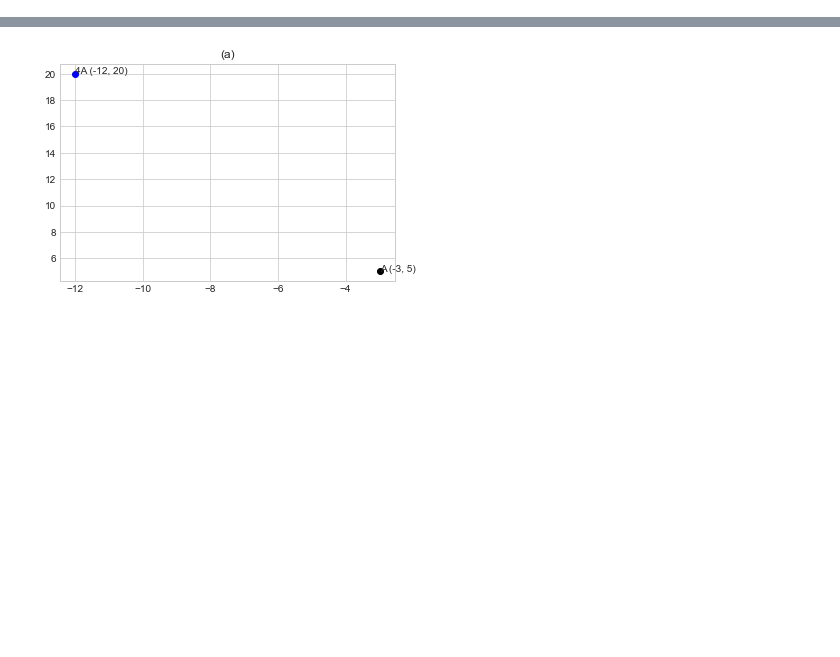
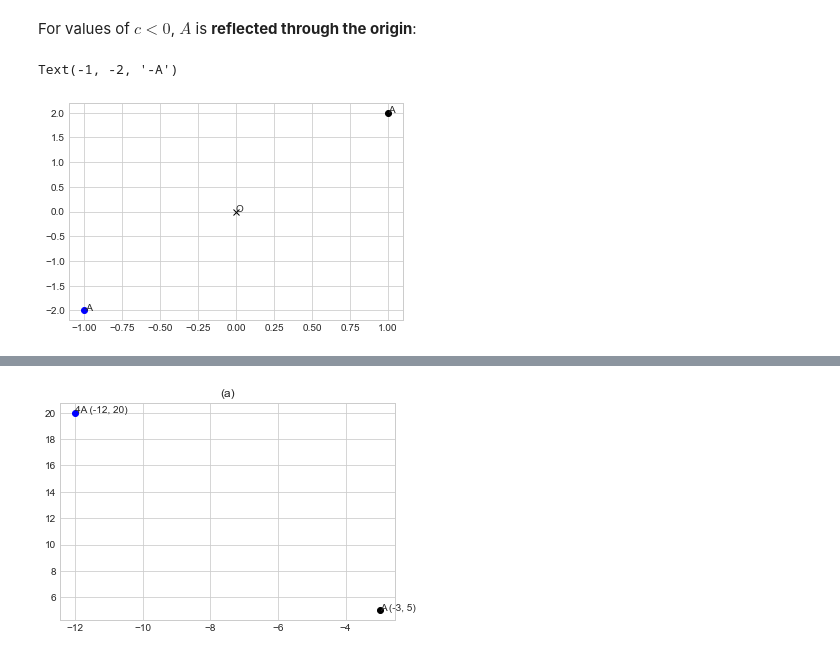
Before and after one commit to zackads/basic-mathematics, a Jupyter notebook: chapter-9/1-dilations-and-reflections.ipynb, the cells around one changed output, grey strips where cells are left out. Drawn from its saved outputs; the diff is of its cells as text; code cells hidden in the pictures; blank space fills up the shorter version.

```diff
--- a/chapter-9/1-dilations-and-reflections.ipynb
+++ b/chapter-9/1-dilations-and-reflections.ipynb
@@ -4,0 +54,13 @@ https://www.docdroid.net/K1VENuF/basic-mathematics-serge-lang-pdf#page=229
+# %% [markdown]
+For values of $c < 0$, $A$ is **reflected through the origin**:
+# %%
+plt.plot(*O, 'x', color="black")
+plt.annotate("O", O)
+plt.plot(*A, 'o', color="black")
+plt.annotate("A", A)
+
+plt.plot(*stretch(A, -1), 'o', color="blue")
+plt.annotate("-A", stretch(A, -1))
+# %% [output]
+Text(-1, -2, '-A')
+[figure, added]
```
Also changed, not shown: parts of 9 cells of this notebook.
